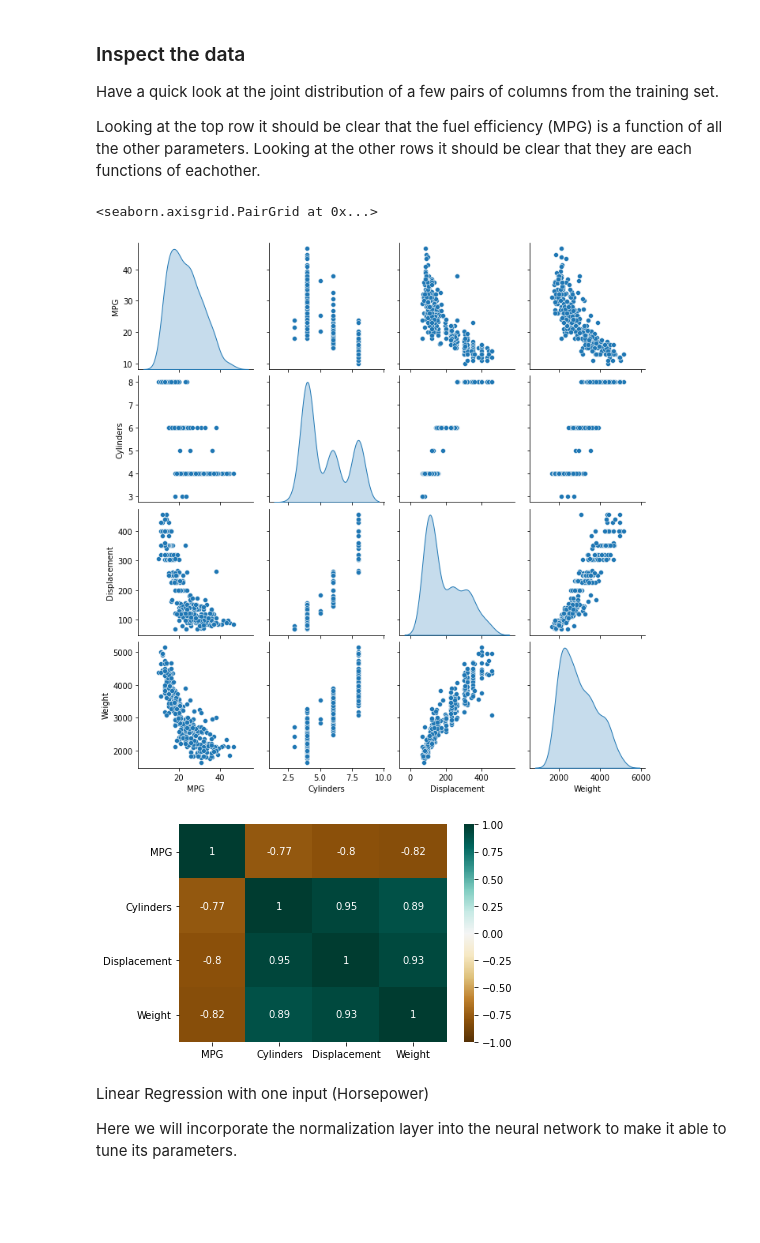
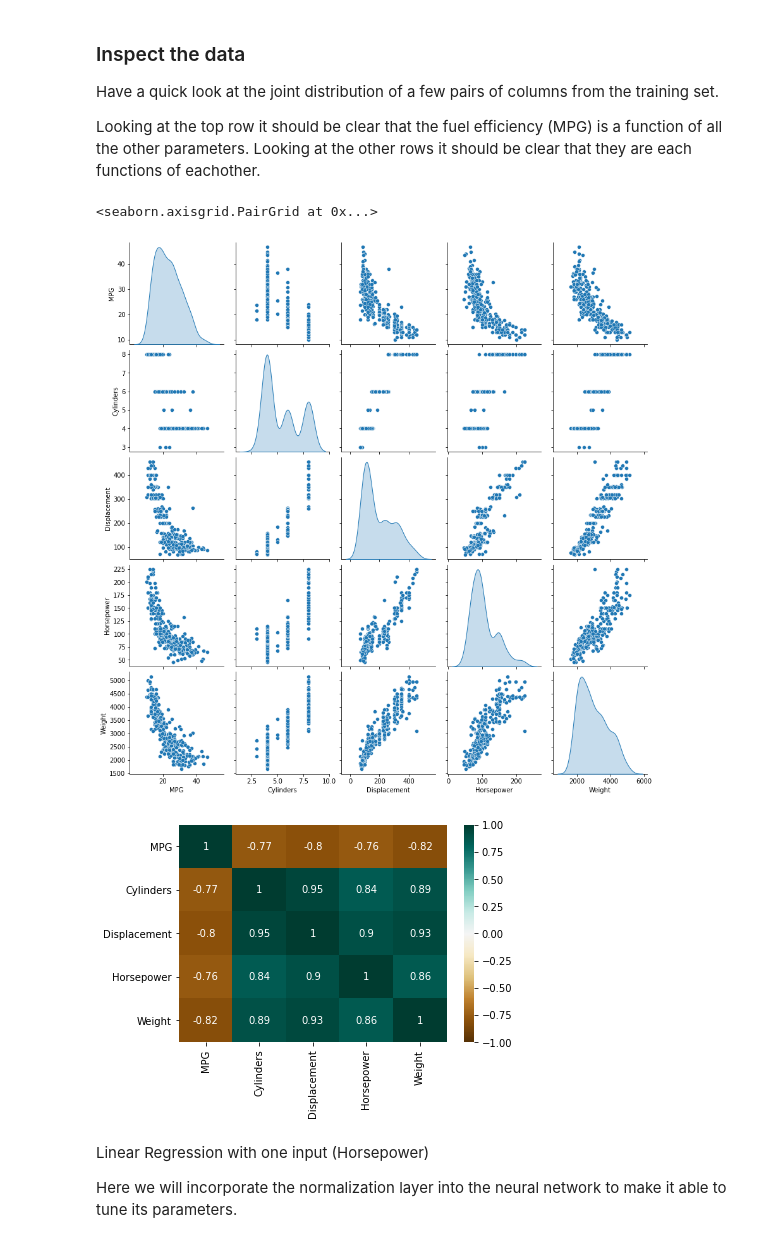
Before and after one commit to nimaafshari/TF_Training_Sessions, a Jupyter notebook: TF_Training_Session_3.ipynb, the cells around one changed output. Cells and saved outputs as stored; diff of their text form; code cells hidden in the pictures; blank space fills up the shorter version.

```diff
--- a/TF_Training_Session_3.ipynb
+++ b/TF_Training_Session_3.ipynb
@@ -81,14 +81,14 @@ Have a quick look at the joint distribution of a few pairs of columns from the t
 
 Looking at the top row it should be clear that the fuel efficiency (MPG) is a function of all the other parameters. Looking at the other rows it should be clear that they are each functions of eachother.
 # %%
-sns.pairplot(train_dataset[['MPG', 'Cylinders', 'Displacement', 'Weight']], diag_kind='kde')#, kind = 'reg')
+sns.pairplot(train_dataset[['MPG', 'Cylinders', 'Displacement', 'Horsepower','Weight']], diag_kind='kde')#, kind = 'reg')
 # %% [output]
 <seaborn.axisgrid.PairGrid at 0x...>
-[figure, old version]
+[figure, new version]
 # %%
-sns.heatmap(train_dataset[['MPG', 'Cylinders', 'Displacement', 'Weight']].corr(), vmin=-1, vmax=1, annot=True, cmap = 'BrBG');
+sns.heatmap(train_dataset[['MPG', 'Cylinders', 'Displacement', 'Horsepower','Weight']].corr(), vmin=-1, vmax=1, annot=True, cmap = 'BrBG');
 # %% [output]
-[figure, old version]
+[figure, new version]
 # %% [markdown]
 Linear Regression with one input (Horsepower)
 
```
Also changed, not shown: parts of 2 cells of this notebook.
